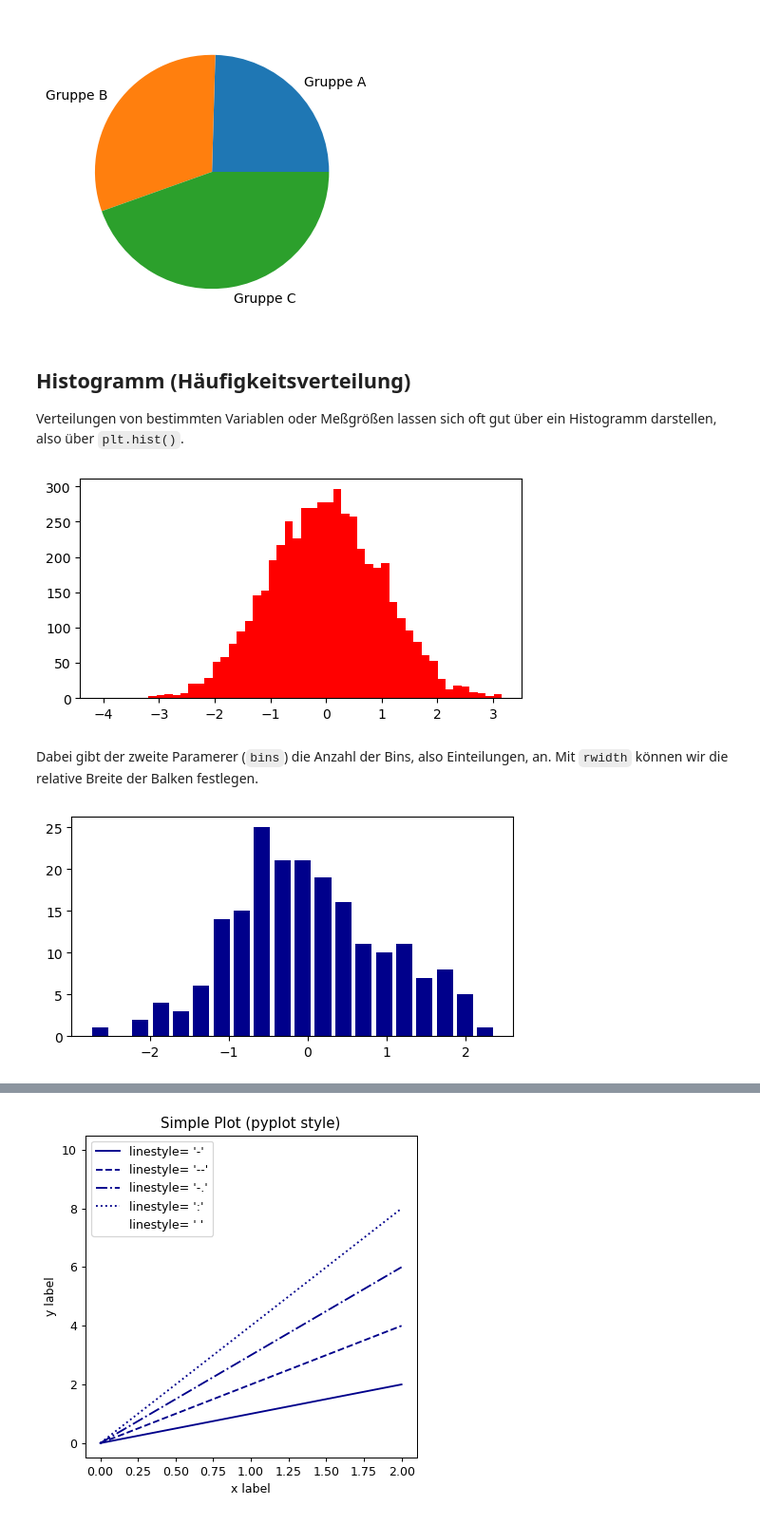
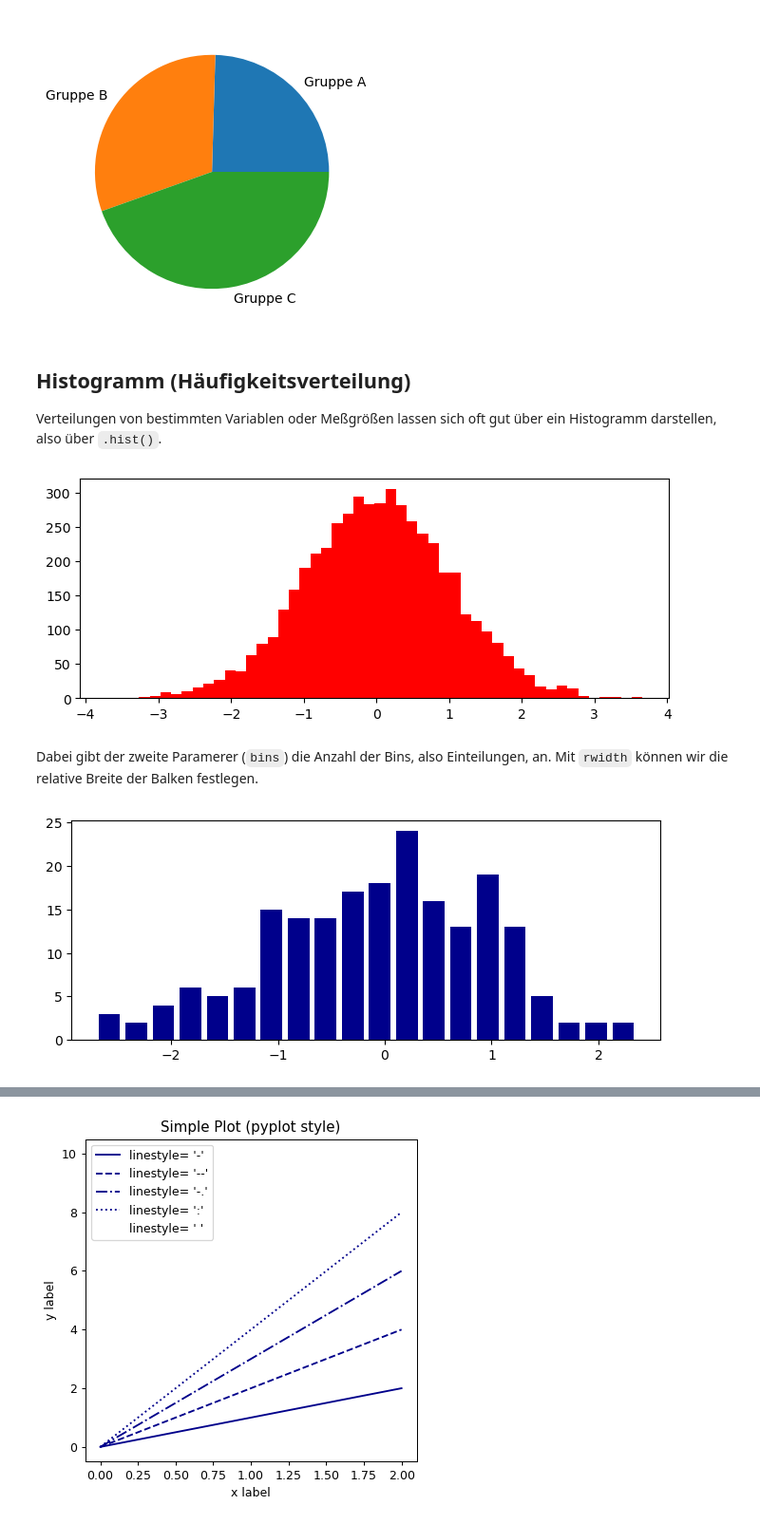
Before and after one commit to florian-huber/python-introduction, a Jupyter notebook: lesson_material_german/12_data_visualization.ipynb, the cells around one changed output, grey strips where cells are left out. Shown at 95% size. Cells and saved outputs as stored; diff of their text form; code cells hidden in the pictures.

```diff
--- a/lesson_material_german/12_data_visualization.ipynb
+++ b/lesson_material_german/12_data_visualization.ipynb
@@ -410,22 +415,22 @@ plt.show()
 # %% [markdown]
 ## Histogramm (Häufigkeitsverteilung)
 
-Verteilungen von bestimmten Variablen oder Meßgrößen lassen sich oft gut über ein Histogramm darstellen, also über `plt.hist()`.
+Verteilungen von bestimmten Variablen oder Meßgrößen lassen sich oft gut über ein Histogramm darstellen, also über `.hist()`.
 # %%
 random_numbers = np.random.randn(5000)
 
-plt.figure(figsize=(6, 3))
-plt.hist(random_numbers, 50, color="red", alpha=1)
+fig, ax = plt.subplots(figsize=(8, 3))
+ax.hist(random_numbers, 50, color="red", alpha=1)
 plt.show()
 # %% [output]
-[figure, old version]
+[figure, new version]
 # %% [markdown]
 Dabei gibt der zweite Paramerer (`bins`) die Anzahl der Bins, also Einteilungen, an. Mit `rwidth` können wir die relative Breite der Balken festlegen.
 # %%
 random_numbers = np.random.randn(200)
 
-plt.figure(figsize=(6, 3))
-plt.hist(random_numbers, 20, color="darkblue", rwidth= 0.8, alpha=1)
+fig, ax = plt.subplots(figsize=(8, 3))
+ax.hist(random_numbers, 20, color="darkblue", rwidth= 0.8, alpha=1)
 plt.show()
 # %% [output]
-[figure, old version]
+[figure, new version]
```
Also changed, not shown: parts of 31 cells of this notebook.
